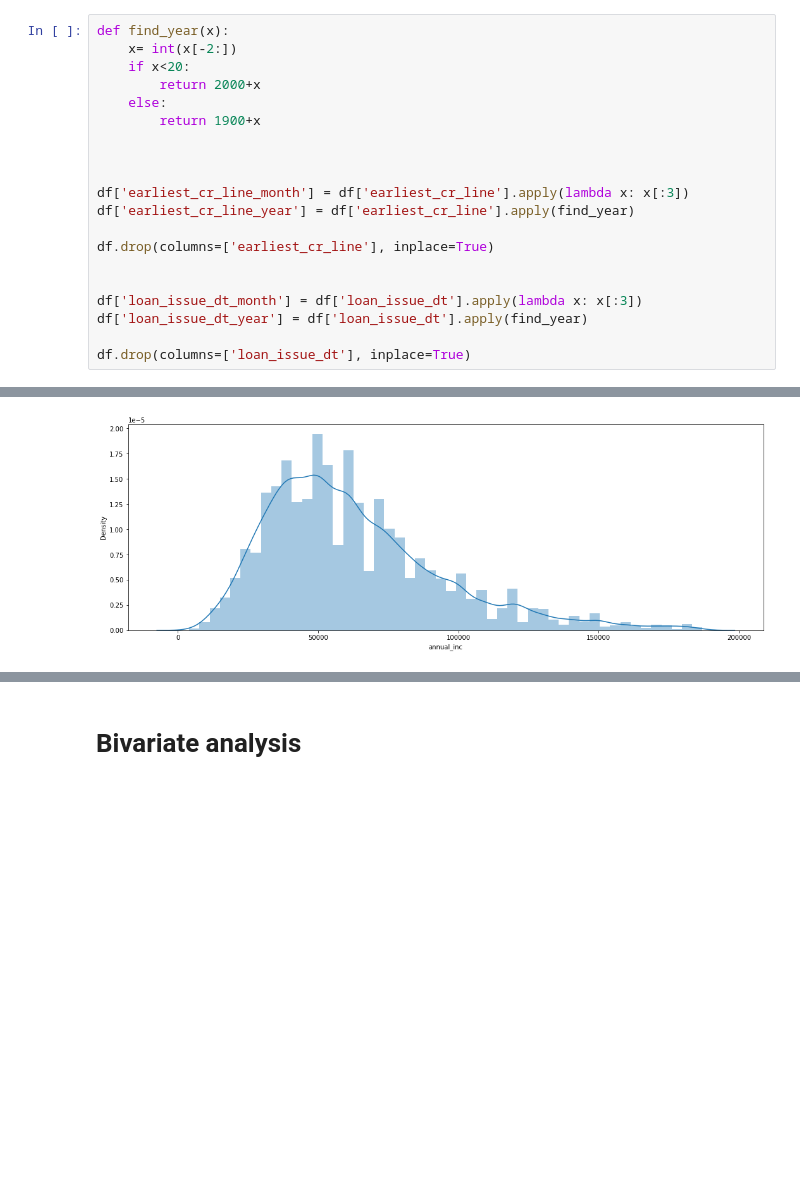
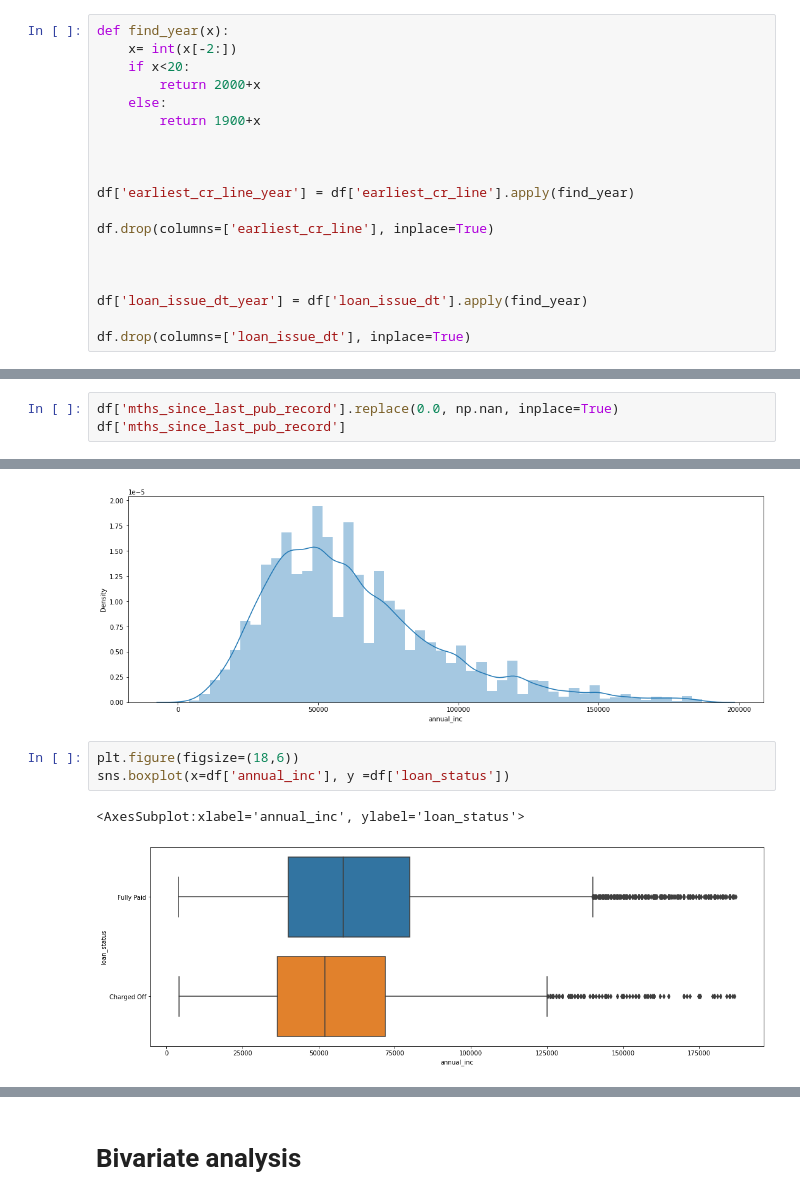
Before and after one commit to suchins3/LendingClub, a Jupyter notebook: Lending club case study.ipynb, the cells around one changed output, grey strips where cells are left out. Cells and saved outputs as stored; diff of their text form; blank space fills up the shorter version.

```diff
--- a/Lending club case study.ipynb
+++ b/Lending club case study.ipynb
@@ -246,13 +247,12 @@ def find_year(x):
 
 
 
-df['earliest_cr_line_month'] = df['earliest_cr_line'].apply(lambda x: x[:3])
 df['earliest_cr_line_year'] = df['earliest_cr_line'].apply(find_year)
 
 df.drop(columns=['earliest_cr_line'], inplace=True)
 
 
-df['loan_issue_dt_month'] = df['loan_issue_dt'].apply(lambda x: x[:3])
+
 df['loan_issue_dt_year'] = df['loan_issue_dt'].apply(find_year)
 
 df.drop(columns=['loan_issue_dt'], inplace=True)
@@ -262,0 +293,3 @@ df['percent_cred_use']=round(df['percent_cred_use'].str[:-1].astype(float),3)
+# %%
+df['mths_since_last_pub_record'].replace(0.0, np.nan, inplace=True)
+df['mths_since_last_pub_record']
@@ -396,3 +442,9 @@ sns.distplot(df['annual_inc'])
 # %% [output]
 <AxesSubplot:xlabel='annual_inc', ylabel='Density'>
 [figure]
+# %%
+plt.figure(figsize=(18,6))
+sns.boxplot(x=df['annual_inc'], y =df['loan_status'])
+# %% [output]
+<AxesSubplot:xlabel='annual_inc', ylabel='loan_status'>
+[figure, added]
```
Also changed, not shown: parts of 45 cells of this notebook.
